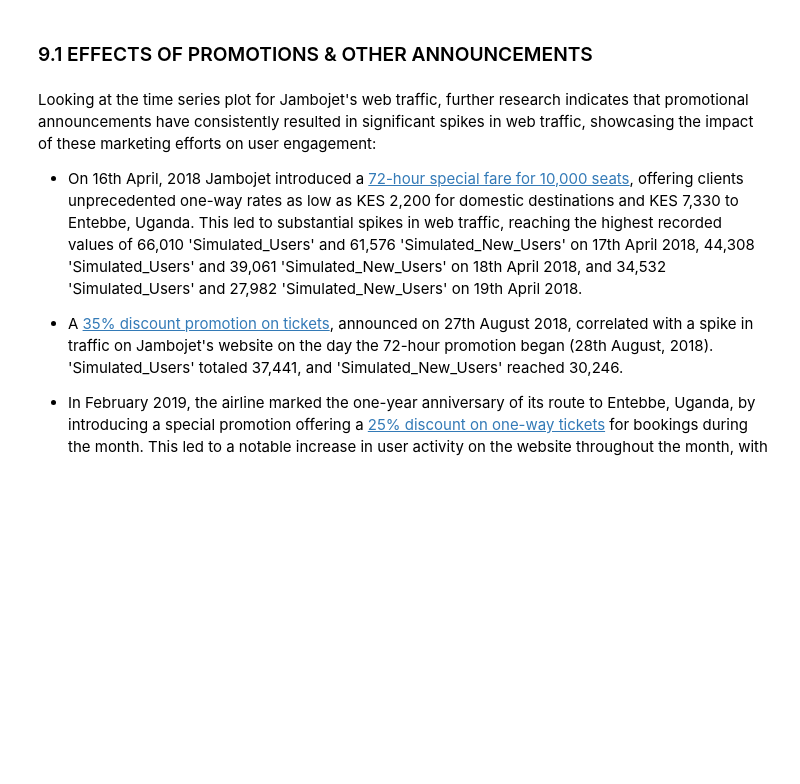
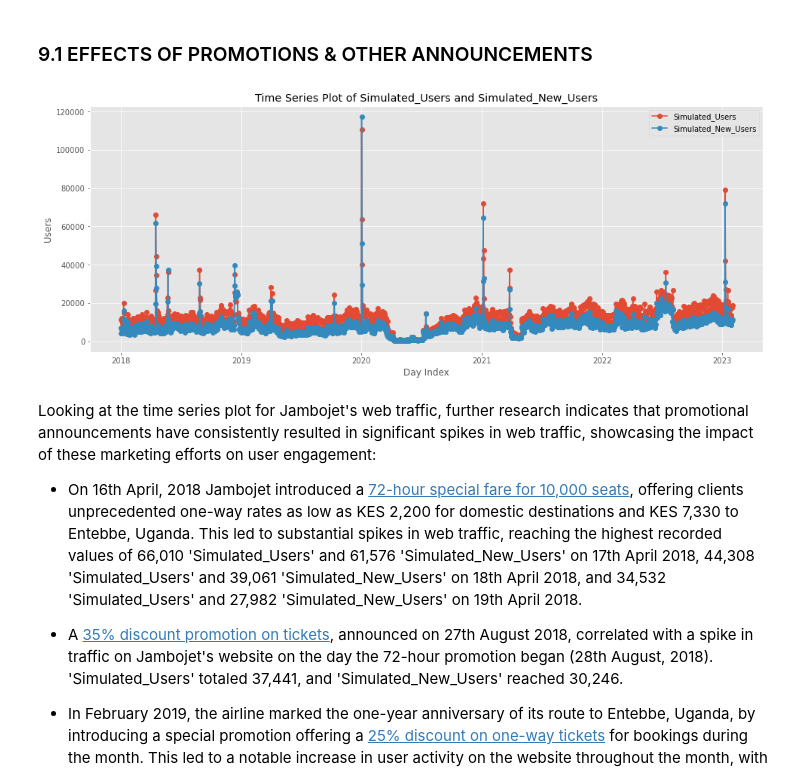
Before and after one commit to Mwenda-Mugambi/Web_Ad_campaign_optimization, a Jupyter notebook: Group_5_Notebook.ipynb, the cells around one changed output. Saved outputs shown, nothing was run; the diff lists cells and outputs as text; code cells hidden in the pictures; blank space fills up the shorter version.

```diff
--- a/Group_5_Notebook.ipynb
+++ b/Group_5_Notebook.ipynb
@@ -306,15 +308,22 @@ Identification of these outliers, particularly on the higher end, raises concern
 # %% [markdown]
 ### 9.1 EFFECTS OF PROMOTIONS & OTHER ANNOUNCEMENTS
 # %%
-# Time series plot for Simulated_Users and Simulated_New_Users
+# Convert pandas Series to numpy arrays
+day_index_np = df['Day_Index'].to_numpy()
+simulated_users_np = df['Simulated_Users'].to_numpy()
+simulated_new_users_np = df['Simulated_New_Users'].to_numpy()
+
+# Use numpy arrays for plotting
 plt.figure(figsize=(16, 6))
-plt.plot(df['Day_Index'], df['Simulated_Users'], label='Simulated_Users', marker='o', linestyle='-')
-plt.plot(df['Day_Index'], df['Simulated_New_Users'], label='Simulated_New_Users', marker='o', linestyle='-')
+plt.plot(day_index_np, simulated_users_np, label='Simulated_Users', marker='o', linestyle='-')
+plt.plot(day_index_np, simulated_new_users_np, label='Simulated_New_Users', marker='o', linestyle='-')
 plt.title('Time Series Plot of Simulated_Users and Simulated_New_Users')
-plt.xlabel('Day_Index')
-plt.ylabel('Number of Users')
+plt.xlabel('Day Index')
+plt.ylabel('Users')
 plt.legend()
 plt.show()
+# %% [output]
+[figure, added]
 # %% [markdown]
 Looking at the time series plot for Jambojet's web traffic, further research indicates that promotional announcements have consistently resulted in significant spikes in web traffic, showcasing the impact of these marketing efforts on user engagement:
 
```
Also changed, not shown: parts of 2 cells of this notebook, 1 other file.
